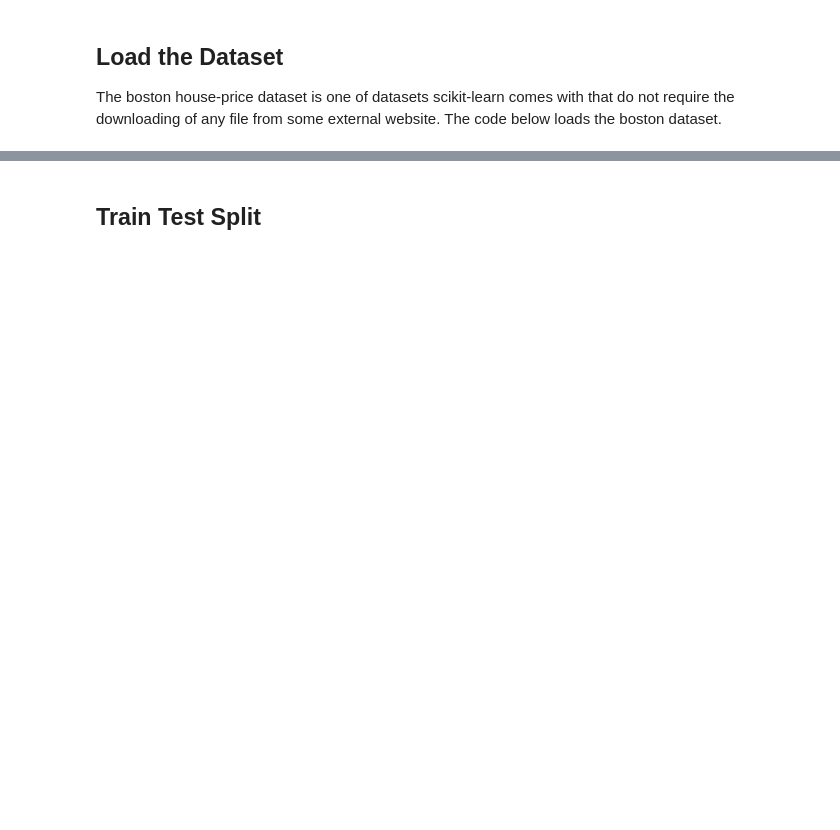
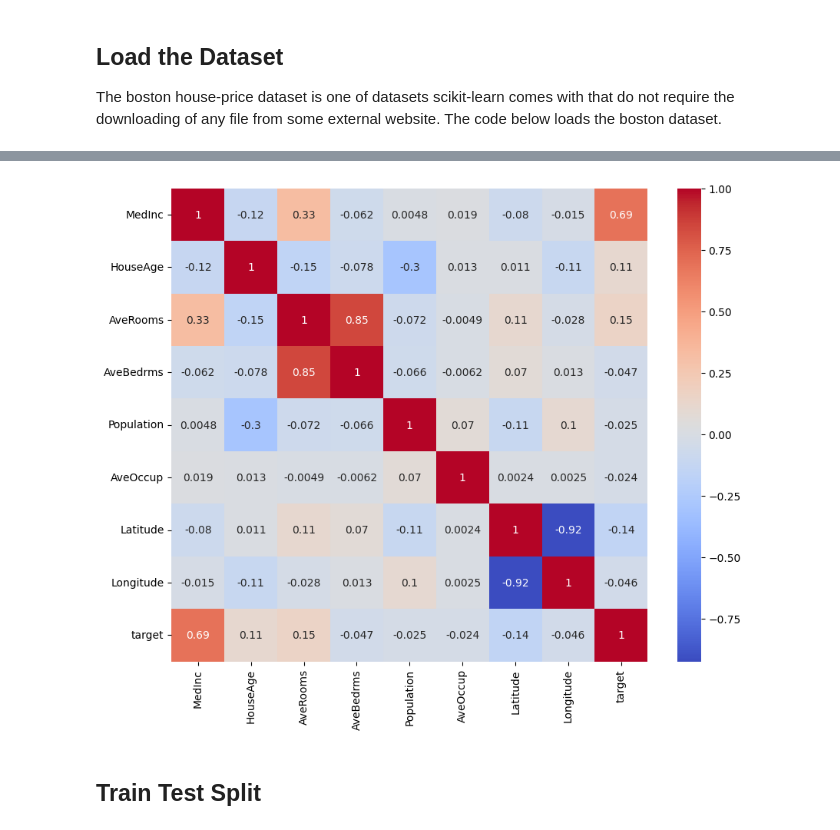
Before and after one commit to buvir/Machine-Learning-with-Scikit-Learn, a Jupyter notebook: Train_Test_Split.ipynb, the cells around one changed output, grey strips where cells are left out. Cells and saved outputs as stored; diff of their text form; code cells hidden in the pictures; blank space fills up the shorter version.

```diff
--- a/Train_Test_Split.ipynb
+++ b/Train_Test_Split.ipynb
@@ -25,7 +24,7 @@ Error:
 ## Load the Dataset
 The boston house-price dataset is one of datasets scikit-learn comes with that do not require the downloading of any file from some external website. The code below loads the boston dataset.
 # %%
-data = load_boston()
-df = pd.DataFrame(data.data, columns=data.feature_names)
-df['target'] = data.target
+data = california = fetch_california_housing()
+df = pd.DataFrame(california.data, columns=california.feature_names)
+df['target'] = california.target
 df.head()
@@ -34,3 +40,19 @@ X = df.loc[:, ['RM', 'LSTAT', 'PTRATIO']].values
+# %%
+#Select Features Based on Correlation
+# First, check correlations with target to select the most relevant features
+import seaborn as sns
+import matplotlib.pyplot as plt
+
+plt.figure(figsize=(10, 8))
+correlation_matrix = df.corr()
+sns.heatmap(correlation_matrix, annot=True, cmap='coolwarm')
+plt.show()
+
+# Then select features with highest correlation to target
+# For example, if MedInc, AveRooms, and HouseAge have high correlation:
+X = df.loc[:, ['MedInc', 'AveRooms', 'HouseAge']].values
+# %% [output]
+[figure, added]
 # %%
 y = df.loc[:, 'target'].values
 # %% [markdown]
```
Also changed, not shown: parts of 5 cells of this notebook.
